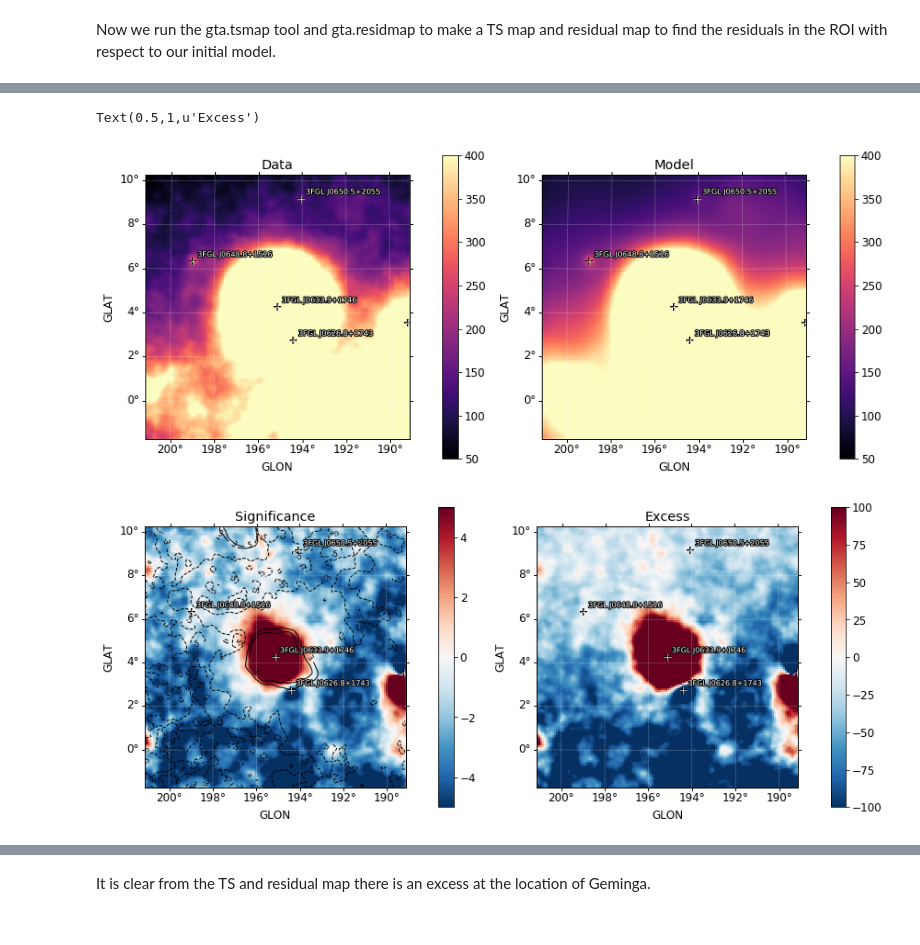
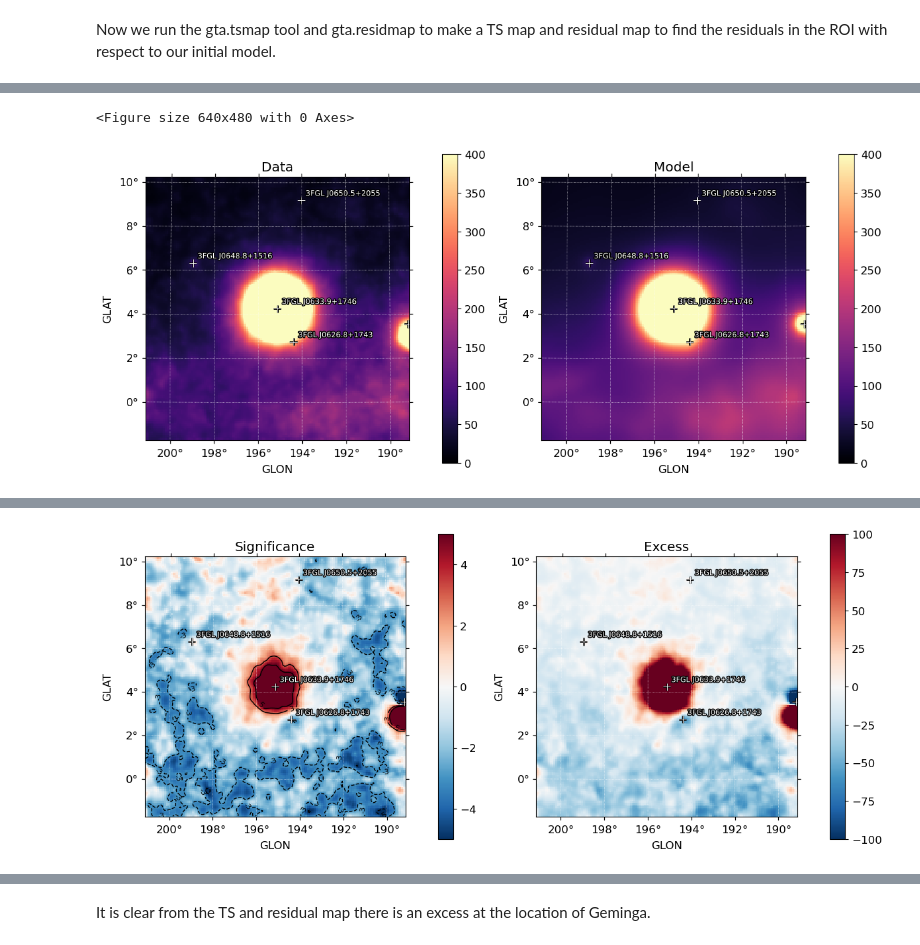
Before and after one commit to fermiPy/fermipy-extra, a Jupyter notebook: notebooks/phase_analysis.ipynb, the cells around one changed output, grey strips where cells are left out. Cells and saved outputs as stored; diff of their text form; code cells hidden in the pictures.

```diff
--- a/notebooks/phase_analysis.ipynb
+++ b/notebooks/phase_analysis.ipynb
@@ -177,0 +193,3 @@ ScienceTools version ScienceTools-11-07-00
+# %%
+gta = GTAnalysis('./Geminga_data/config_phase.yaml')
+gta.setup()
@@ -318,0 +361,5 @@ Text(0.5,1,u'NPred')
+# %%
+resid = gta.residmap('residualmap_initial',
+                     write_fits=True,
+                     write_npy=True,
+                     make_plots=True)
@@ -319,14 +373,20 @@ Text(0.5,1,u'NPred')
+# %%
+plt.clf()
+fig = plt.figure(figsize=(14,6))
+ROIPlotter(resid['data'],roi=gta.roi).plot(vmin=0,vmax=400,subplot=121,cmap='magma')
+plt.gca().set_title('Data')
+ROIPlotter(resid['model'],roi=gta.roi).plot(vmin=0,vmax=400,subplot=122,cmap='magma')
+plt.gca().set_title('Model')
+plt.show()
+# %% [output]
+<Figure size 640x480 with 0 Axes>
+[figure, added]
 # %%
-resid = gta.residmap('residualmap_initial',model={'SpatialModel' : 'PointSource', 'Index' : 2.0},write_fits=True,write_npy=True,make_plots=True)
-
-fig = pl.figure(figsize=(14,6))
-ROIPlotter(resid['data'],roi=gta.roi).plot(vmin=50,vmax=400,subplot=121,cmap='magma')
-pl.gca().set_title('Data')
-ROIPlotter(resid['model'],roi=gta.roi).plot(vmin=50,vmax=400,subplot=122,cmap='magma')
-pl.gca().set_title('Model')
-fig = pl.figure(figsize=(14,6))
+plt.clf()
+fig = plt.figure(figsize=(14,6))
 ROIPlotter(resid['sigma'],roi=gta.roi).plot(vmin=-5,vmax=5,levels=[-5,-3,3,5],subplot=121,cmap='RdBu_r')
-pl.gca().set_title('Significance')
+plt.gca().set_title('Significance')
 ROIPlotter(resid['excess'],roi=gta.roi).plot(vmin=-100,vmax=100,subplot=122,cmap='RdBu_r')
-pl.gca().set_title('Excess')
+plt.gca().set_title('Excess')
+plt.show()
 # %% [output]
@@ -338,4 +394,2 @@ pl.gca().set_title('Excess')
-Text(0.5,1,u'Excess')
-[figure, old version]
+[figure, new version]
-[figure, removed]
 # %%
```
Also changed, not shown: parts of 80 cells of this notebook, 1 other file.
